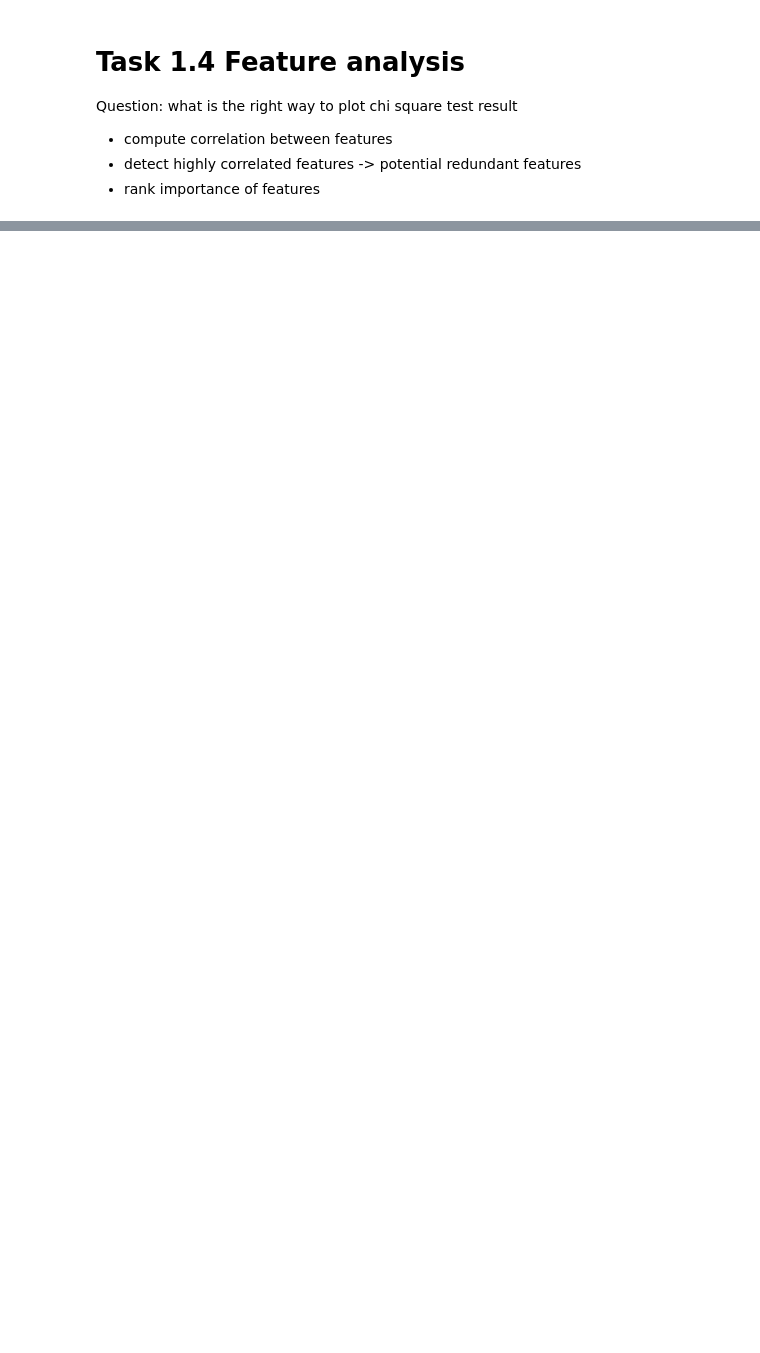
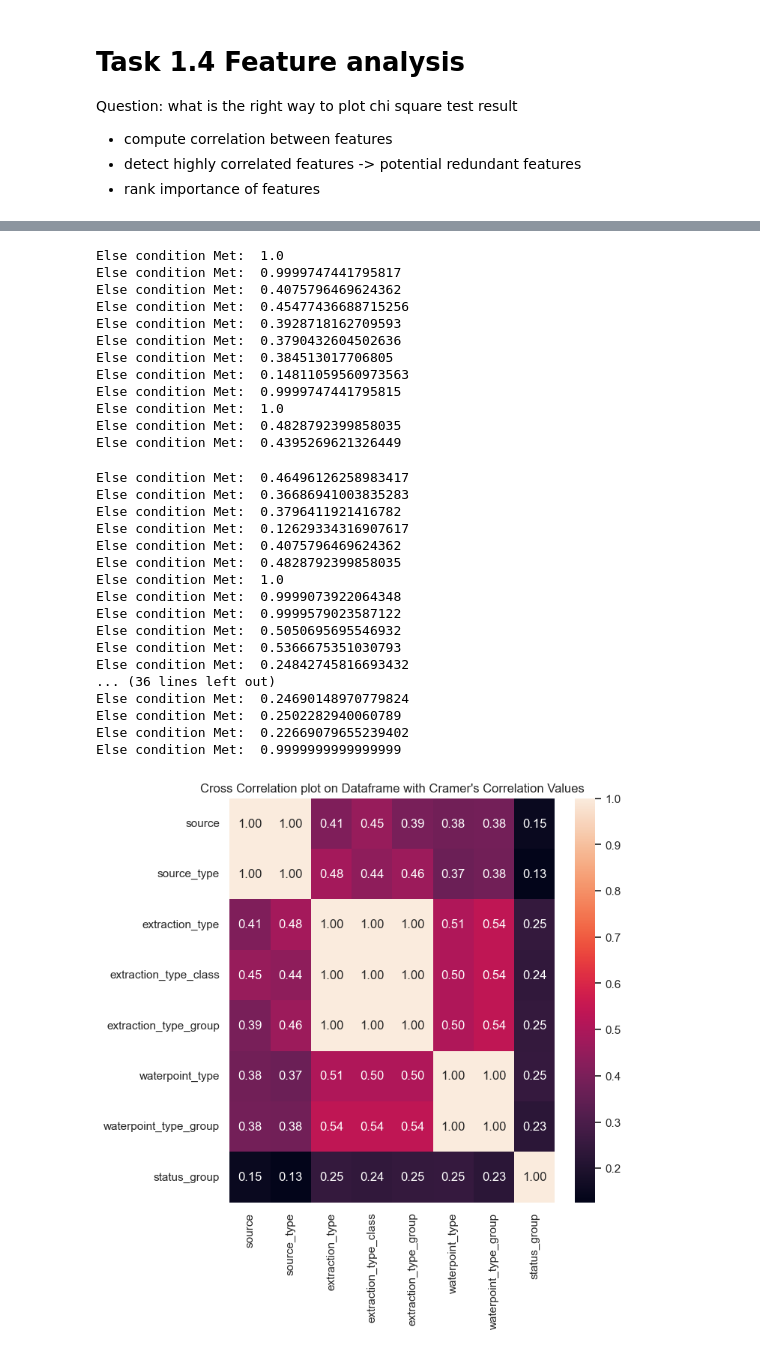
Before and after one commit to floranuta/Data_Circle, a Jupyter notebook: notebooks/feature_analysis.ipynb, the cells around one changed output, grey strips where cells are left out. Cells and saved outputs as stored; diff of their text form; code cells hidden in the pictures; blank space fills up the shorter version.

```diff
--- a/notebooks/feature_analysis.ipynb
+++ b/notebooks/feature_analysis.ipynb
@@ -112,0 +152,10 @@ pvalues_df
+# %%
+# show source, extraction_type, and waterpoint_type_group are correlated
+
+features = ["source", "source_type",
+            "extraction_type", "extraction_type_class", "extraction_type_group",
+            "waterpoint_type", "waterpoint_type_group",
+            "status_group"]
+
+df1 = train_data[features]
+df1
@@ -112,0 +191,33 @@ pvalues_df
+# %%
+plot_cramer(df1)
+# %% [output]
+Else condition Met:  1.0
+Else condition Met:  0.9999747441795817
+Else condition Met:  0.4075796469624362
+Else condition Met:  0.45477436688715256
+Else condition Met:  0.3928718162709593
+Else condition Met:  0.3790432604502636
+Else condition Met:  0.384513017706805
+Else condition Met:  0.14811059560973563
+Else condition Met:  0.9999747441795815
+Else condition Met:  1.0
+Else condition Met:  0.4828792399858035
+Else condition Met:  0.4395269621326449
+Else condition Met:  0.46496126258983417
+Else condition Met:  0.36686941003835283
+Else condition Met:  0.3796411921416782
+Else condition Met:  0.12629334316907617
+Else condition Met:  0.4075796469624362
+Else condition Met:  0.4828792399858035
+Else condition Met:  1.0
+Else condition Met:  0.9999073922064348
+Else condition Met:  0.9999579023587122
+Else condition Met:  0.5050695695546932
+Else condition Met:  0.5366675351030793
+Else condition Met:  0.24842745816693432
+... (36 lines left out)
+Else condition Met:  0.24690148970779824
+Else condition Met:  0.2502282940060789
+Else condition Met:  0.22669079655239402
+Else condition Met:  0.9999999999999999
+[figure, added]
```
Also changed, not shown: parts of 33 cells of this notebook.
